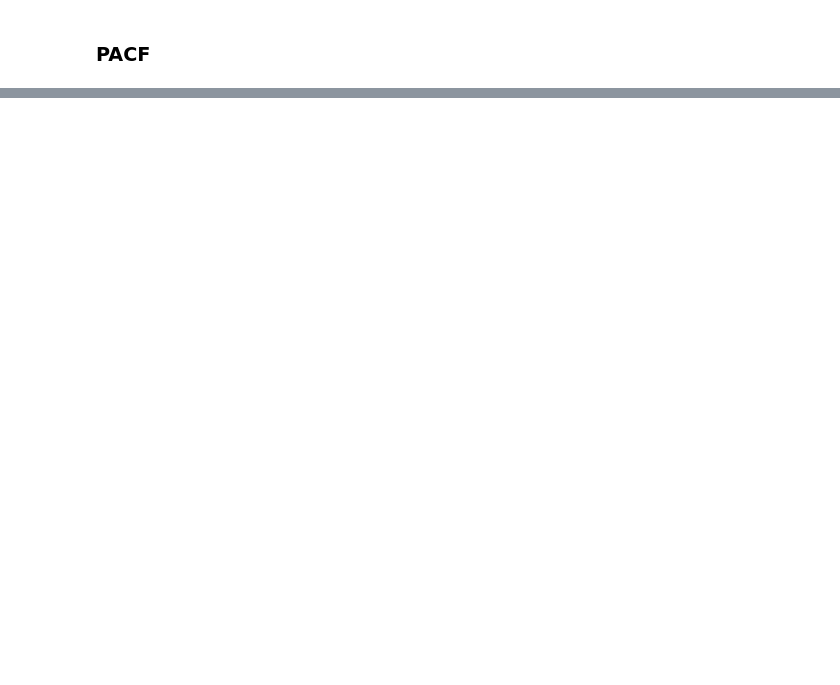
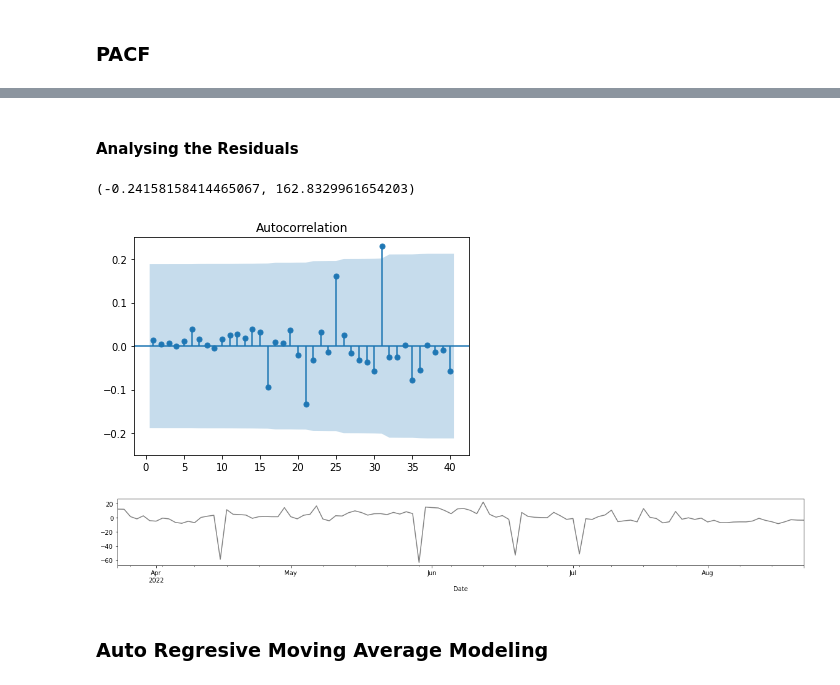
Before and after one commit to Dnbg1982/Oil-Gas-Projects, a Jupyter notebook: Oil Market/Notebooks/Oil_price.ipynb, the cells around one changed output, grey strips where cells are left out. Cells and saved outputs as stored; diff of their text form; code cells hidden in the pictures; blank space fills up the shorter version.

```diff
--- a/Oil Market/Notebooks/Oil_price.ipynb
+++ b/Oil Market/Notebooks/Oil_price.ipynb
@@ -142,0 +157,4 @@ plt.show()
+# %%
+model_ar_15 = ARIMA(price_wti.Price, order=(15,0,0))
+results_ar_15 = model_ar_15.fit()
+results_ar_15.summary()
@@ -142,0 +192,20 @@ plt.show()
+# %% [markdown]
+#### Analysing the Residuals
+# %%
+price_wti['p_resid_ar_15'] = results_ar_15.resid
+# %%
+price_wti.p_resid_ar_15.mean(), price_wti.p_resid_ar_15.var()
+# %% [output]
+(-0.24158158414465067, 162.8329961654203)
+# %%
+sgt.plot_acf(price_wti.p_resid_ar_15, zero=False, lags=40)
+plt.ylim(-0.25,0.25)
+plt.show()
+# %% [output]
+[figure, added]
+# %%
+price_wti.p_resid_ar_15.plot(figsize=(20,2), color='grey');
+# %% [output]
+[figure, added]
+# %% [markdown]
+### Auto Regresive Moving Average Modeling
```
Also changed, not shown: parts of 36 cells of this notebook, 1 other file.
